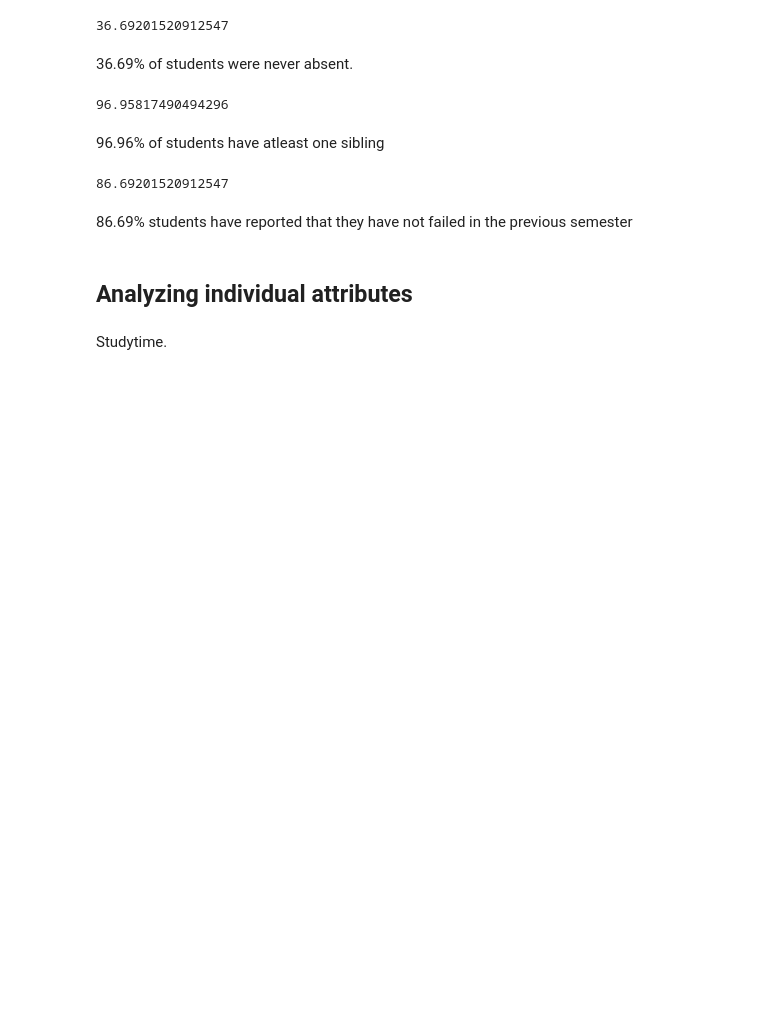
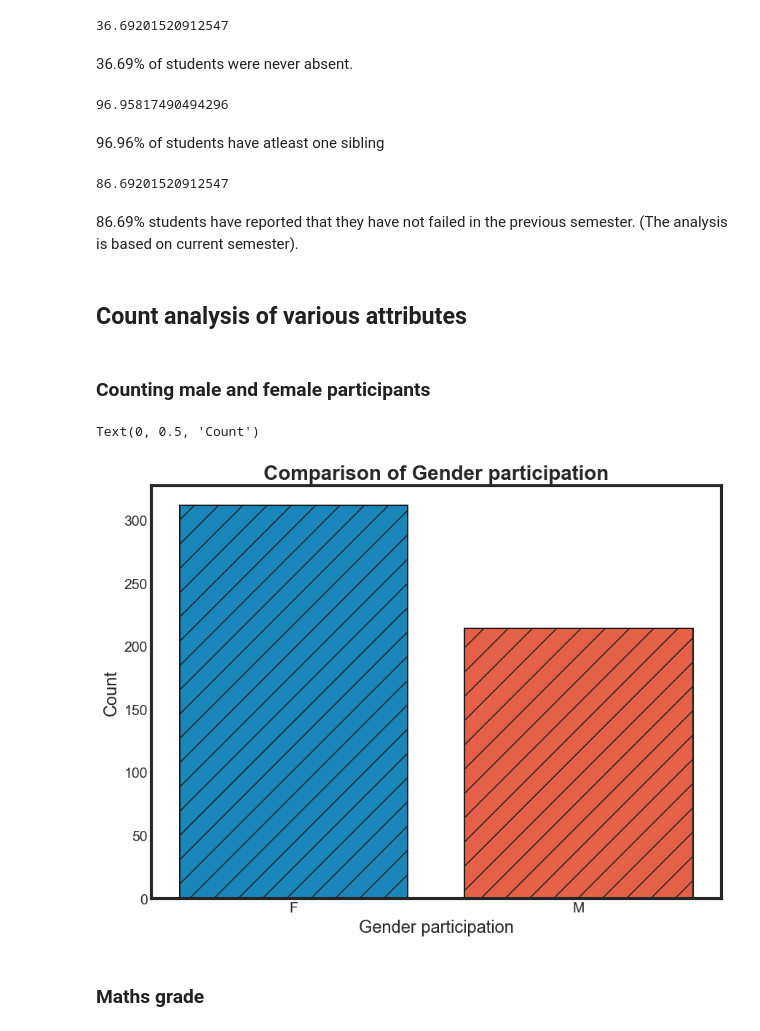
Before and after one commit to Kushal-Chandar/statistics-student-performance-analysis, a Jupyter notebook: analysis.ipynb, the cells around one changed output. Drawn from its saved outputs; the diff is of its cells as text; code cells hidden in the pictures; blank space fills up the shorter version.

Commit message:
count analysis is done

```diff
--- a/analysis.ipynb
+++ b/analysis.ipynb
@@ -122,15 +139,25 @@ data.loc[(data["failures"] == 0)].shape[0] / data.shape[0] * 100
 # %% [output]
 86.69201520912547
 # %% [markdown]
-86.69% students have reported that they have not failed in the previous semester
+86.69% students have reported that they have not failed in the previous semester. (The analysis is based on current semester).
-# %% [markdown]
-## Analyzing individual attributes
+# %% [markdown]
+## Count analysis of various attributes
+# %% [markdown]
+### Counting male and female participants
+# %%
+graph = sns.countplot(data, x="gender", edgecolor="0.1", linewidth=1.5, hatch="/")
+graph.set_title("Comparison of Gender participation", weight="bold", fontsize=20)
+graph.set_xlabel("Gender participation", fontweight=20, fontsize=17)
+graph.set_ylabel("Count", fontweight=20, fontsize=17)
+# %% [output]
+Text(0, 0.5, 'Count')
+[figure, added]
 # %%
 plt.rcParams["figure.figsize"] = (9, 7)
 plt.style.use("fivethirtyeight")
 sns.set_style("ticks")
-# %% [markdown]
-Studytime.
+# %% [markdown]
+### Maths grade
 # %%
 graph = sns.histplot(
     data, x="maths", edgecolor="0.1", linewidth=1.5, hatch="\\", kde=True
```
Also changed, not shown: parts of 36 cells of this notebook, 1 other file.
